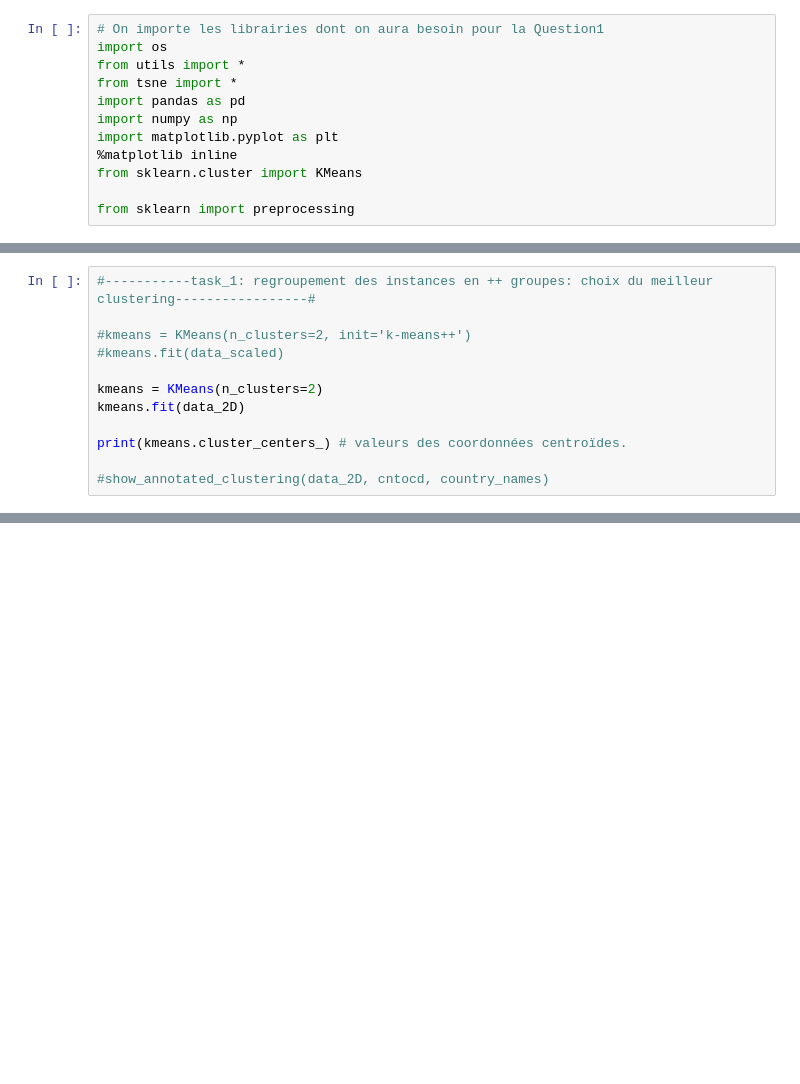
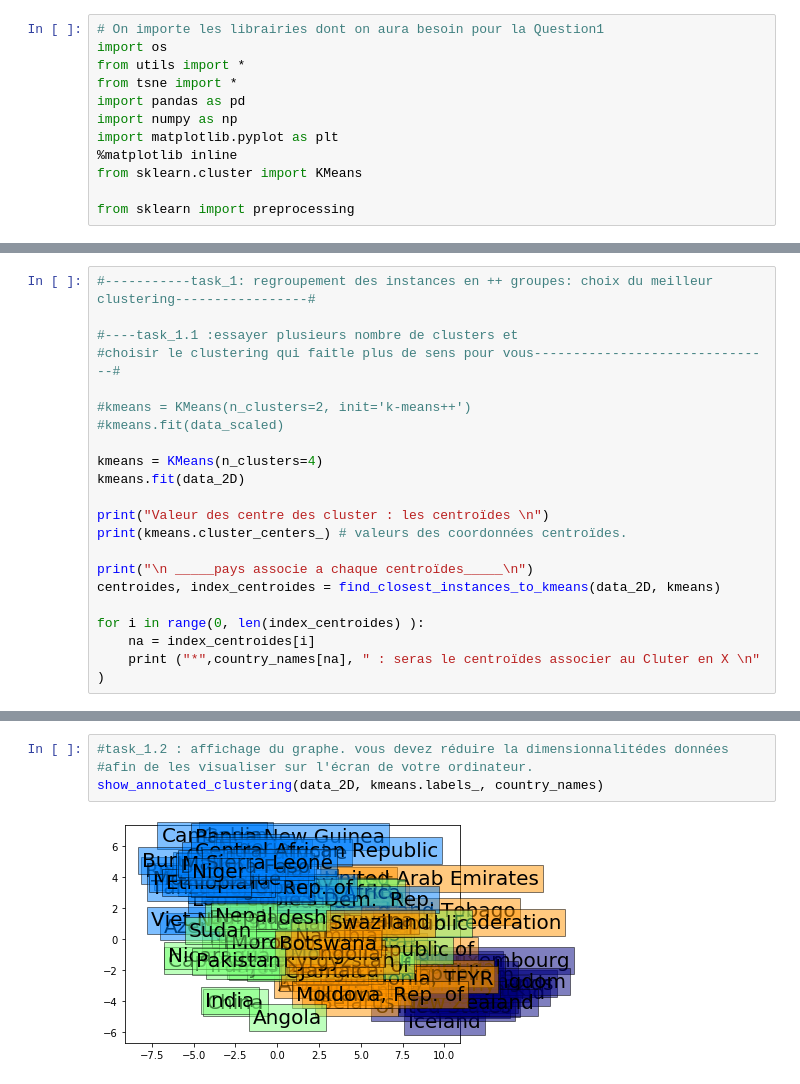
Before and after one commit to prettyHello/Machine-learning-and-data-mining-Project2, a Jupyter notebook: src/task_1.ipynb, the cells around one changed output, grey strips where cells are left out. Cells and saved outputs as stored; diff of their text form; blank space fills up the shorter version.

```diff
--- a/src/task_1.ipynb
+++ b/src/task_1.ipynb
@@ -60,13 +60,22 @@ plt.scatter(data_2D[:,0],data_2D[:,1], label='True Position')
 # %%
 #-----------task_1: regroupement des instances en ++ groupes: choix du meilleur clustering-----------------#
+
+#----task_1.1 :essayer plusieurs nombre de clusters et
+#choisir le clustering qui faitle plus de sens pour vous-------------------------------#
 
 #kmeans = KMeans(n_clusters=2, init='k-means++')
 #kmeans.fit(data_scaled)
 
-kmeans = KMeans(n_clusters=2)
+kmeans = KMeans(n_clusters=4)
 kmeans.fit(data_2D)
 
+print("Valeur des centre des cluster : les centroïdes \n")
 print(kmeans.cluster_centers_) # valeurs des coordonnées centroïdes.
 
-#show_annotated_clustering(data_2D, cntocd, country_names)
+print("\n _____pays associe a chaque centroïdes_____\n")
+centroides, index_centroides = find_closest_instances_to_kmeans(data_2D, kmeans)
+
+for i in range(0, len(index_centroides) ):
+    na = index_centroides[i]
+    print ("*",country_names[na], " : seras le centroïdes associer au Cluter en X \n" )
 # %% [output]
@@ -78 +98,7 @@ print(kmeans.cluster_centers_) # valeurs des coordonnées centroïdes.
+# %%
+#task_1.2 : affichage du graphe. vous devez réduire la dimensionnalitédes données
+#afin de les visualiser sur l'écran de votre ordinateur.
+show_annotated_clustering(data_2D, kmeans.labels_, country_names)
+# %% [output]
+[figure, added]
 # %%
```
Also changed, not shown: parts of 7 cells of this notebook.
